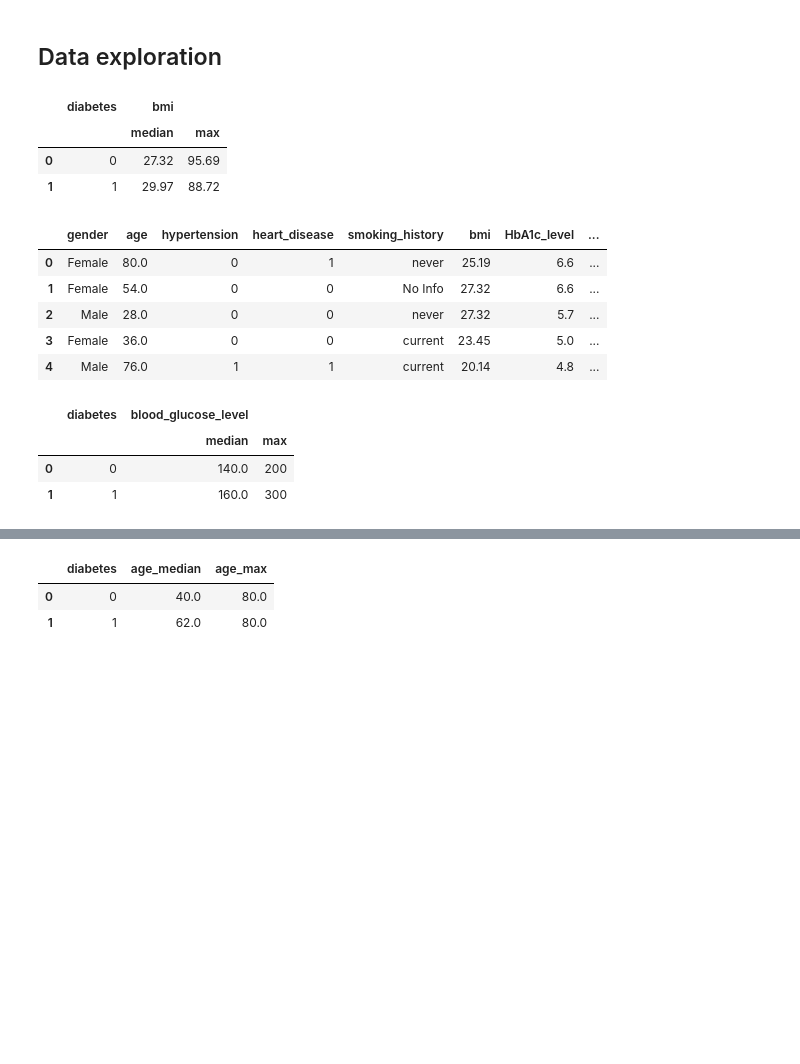
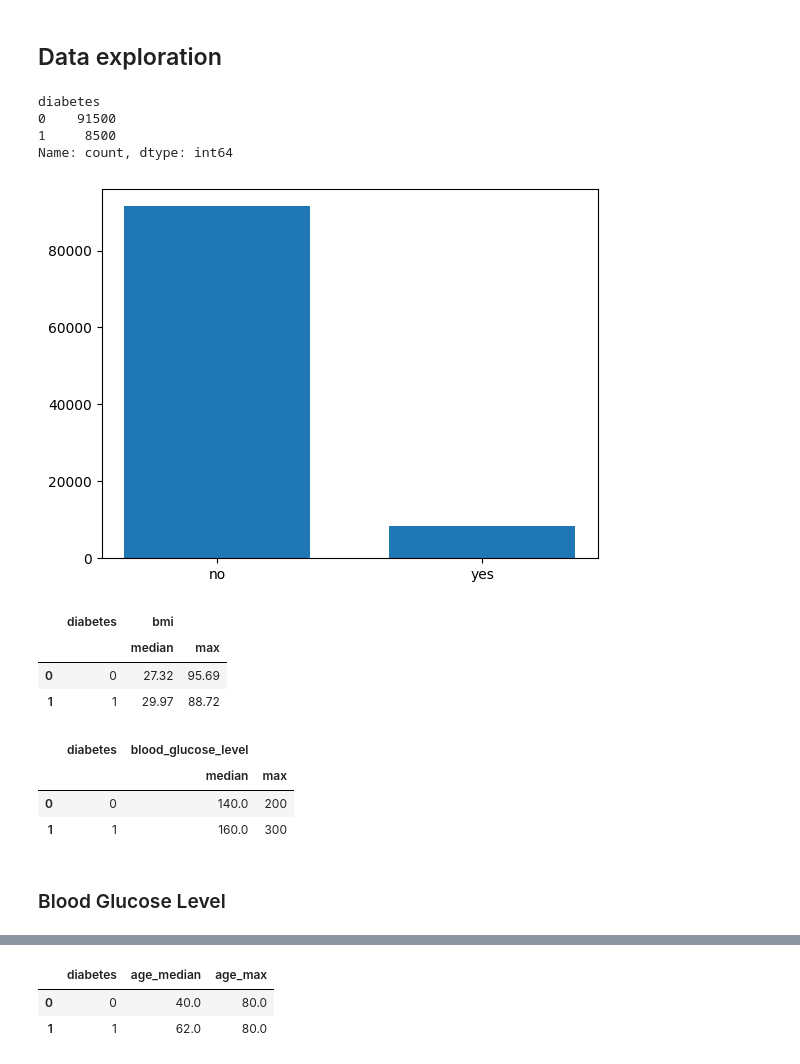
Before and after one commit to suchirmm/predictive_ml_, a Jupyter notebook: health_classification.ipynb, the cells around one changed output, grey strips where cells are left out. Cells and saved outputs as stored; diff of their text form; code cells hidden in the pictures; blank space fills up the shorter version.

```diff
--- a/health_classification.ipynb
+++ b/health_classification.ipynb
@@ -53,4 +57,20 @@ diabetes               0
 dtype: int64
 # %% [markdown]
 ## Data exploration
+# %%
+df['diabetes'].value_counts()
+# %% [output]
+diabetes
+0    91500
+1     8500
+Name: count, dtype: int64
+# %%
+# Imbalanced classification problem
+# 10:1 ratio
+# During classification time a lot of balancing techniques will need to be applied
+plt.bar(df['diabetes'].value_counts().index, df['diabetes'].value_counts().values, width = 0.7)
+plt.xticks(range(2), ['no', 'yes'])
+plt.show()
+# %% [output]
+[figure, added]
 # %%
@@ -61,15 +82,6 @@ df.groupby('diabetes').agg({'bmi' : ['median', 'max']}).reset_index()
 |  |  | median | max |
 | 0 | 0 | 27.32 | 95.69 |
 | 1 | 1 | 29.97 | 88.72 |
-# %%
-df.head()
-# %% [output]
-|  | gender | age | hypertension | heart_disease | smoking_history | bmi | HbA1c_level | ... |
-| 0 | Female | 80.0 | 0 | 1 | never | 25.19 | 6.6 | ... |
-| 1 | Female | 54.0 | 0 | 0 | No Info | 27.32 | 6.6 | ... |
-| 2 | Male | 28.0 | 0 | 0 | never | 27.32 | 5.7 | ... |
-| 3 | Female | 36.0 | 0 | 0 | current | 23.45 | 5.0 | ... |
-| 4 | Male | 76.0 | 1 | 1 | current | 20.14 | 4.8 | ... |
 # %%
 # Blood glucose shows a significant difference for diabetes patients
 df.groupby('diabetes').agg({'blood_glucose_level' : ['median', 'max']}).reset_index()
@@ -78,3 +90,5 @@ df.groupby('diabetes').agg({'blood_glucose_level' : ['median', 'max']}).reset_in
 |  |  | median | max |
 | 0 | 0 | 140.0 | 200 |
 | 1 | 1 | 160.0 | 300 |
+# %% [markdown]
+### Blood Glucose Level
```
Also changed, not shown: parts of 14 cells of this notebook.
